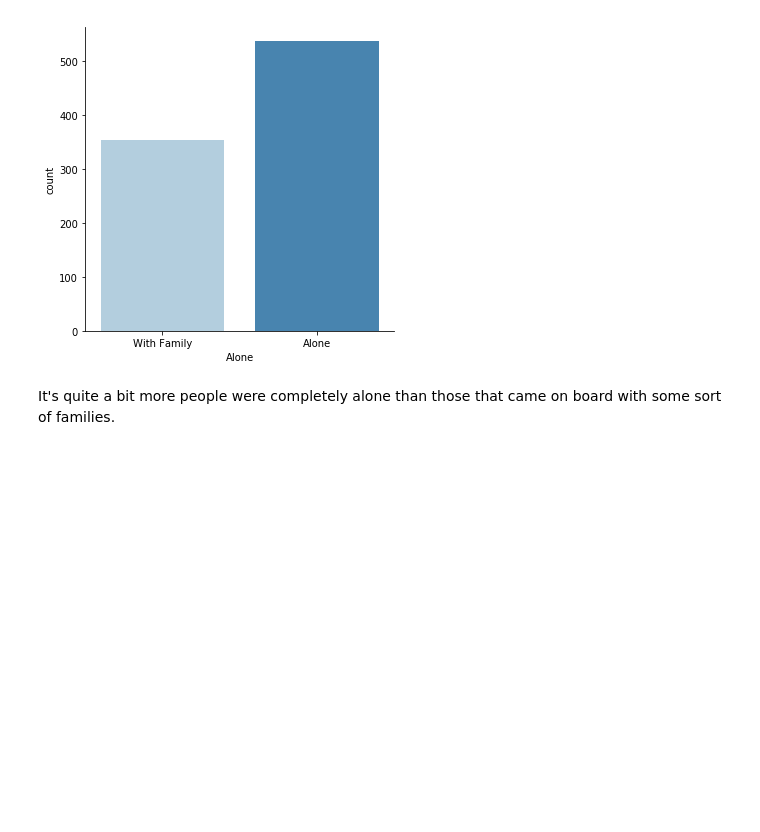
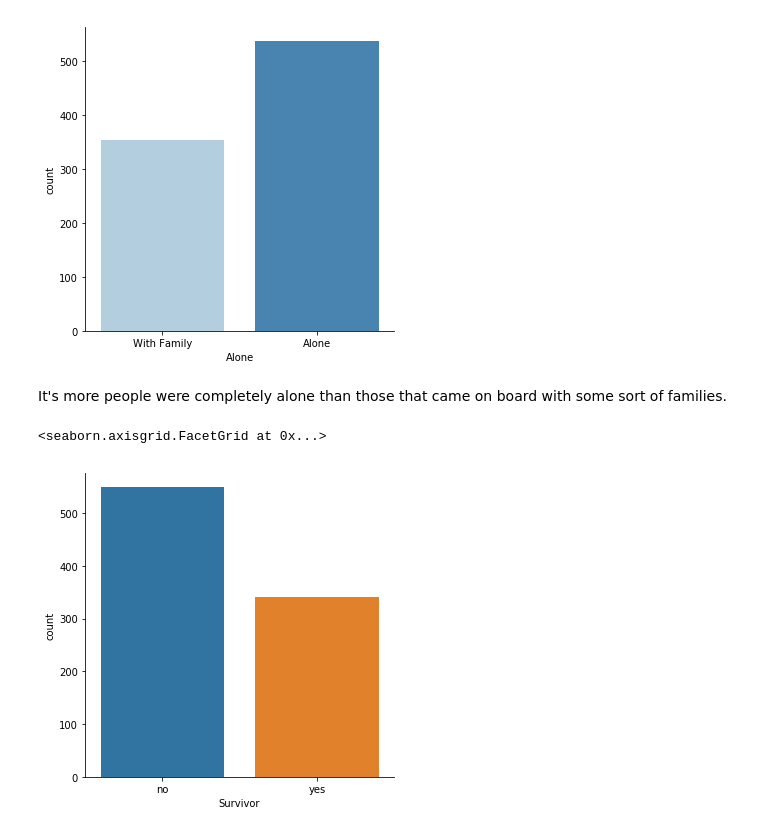
Before and after one commit to stellazhu31/Kaggle-Titanic-Machine-Learning-Personal-Project, a Jupyter notebook: Prediction of Titanic Survival Information.ipynb, the cells around one changed output. Cells and saved outputs as stored; diff of their text form; code cells hidden in the pictures; blank space fills up the shorter version.

Commit message:
factos helped someone survived

```diff
--- a/Prediction of Titanic Survival Information.ipynb
+++ b/Prediction of Titanic Survival Information.ipynb
@@ -296,4 +296,14 @@ sns.factorplot(x='Alone', data=titanic_df,kind='count',palette='Blues')
 <seaborn.axisgrid.FacetGrid at 0x...>
 [figure]
 # %% [markdown]
-It's quite a bit more people were completely alone than those that came on board with some sort of families.
+It's more people were completely alone than those that came on board with some sort of families.
+# %%
+#What factors helped someone sutvived the sinking of the Titanic? ***
+
+#Create a new column called "Survivor":
+titanic_df['Survivor'] = titanic_df.Survived.map({0:'no',1:'yes'})
+# %%
+sns.factorplot(x='Survivor',data=titanic_df,kind='count')
+# %% [output]
+<seaborn.axisgrid.FacetGrid at 0x...>
+[figure, added]
```
Also changed, not shown: parts of 13 cells of this notebook.
